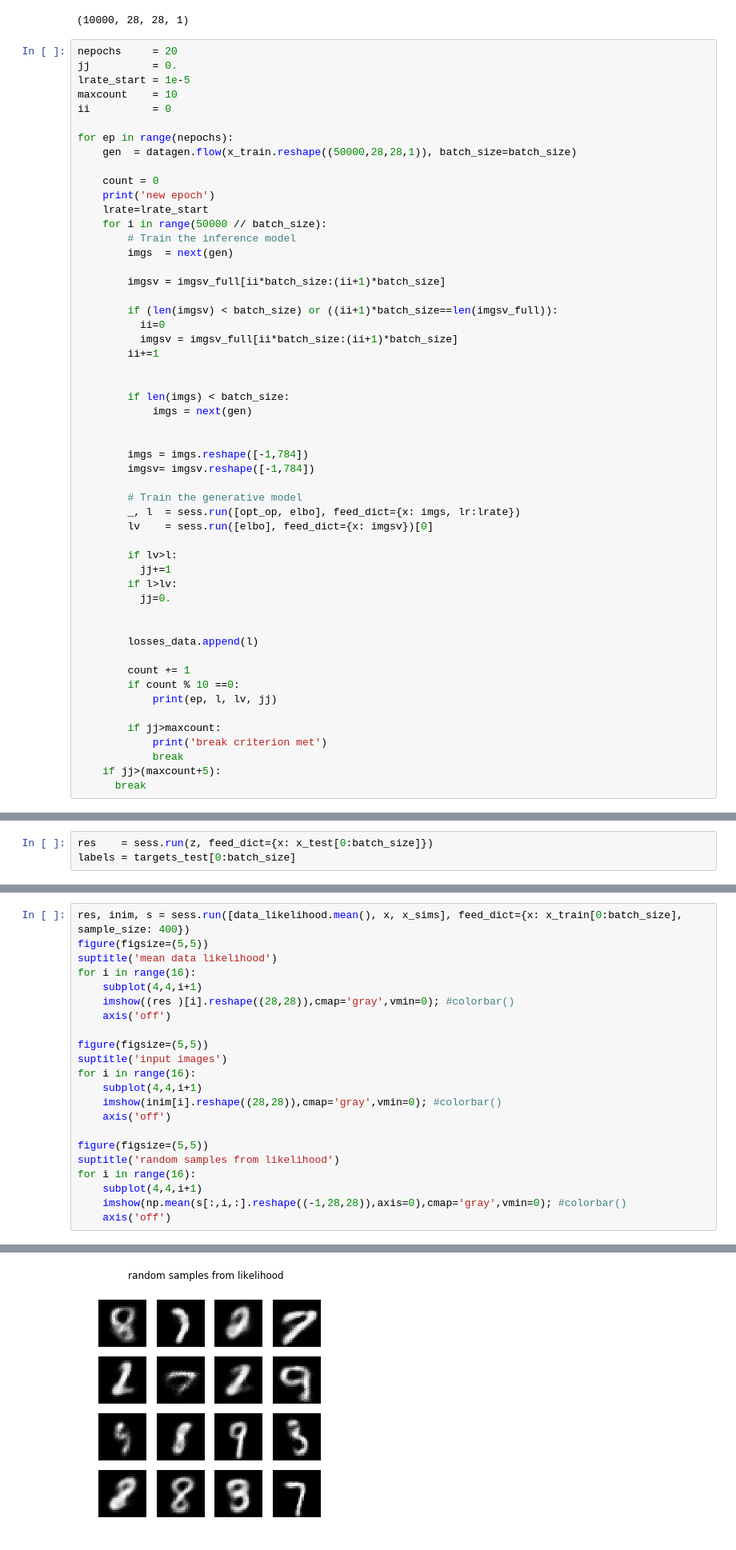
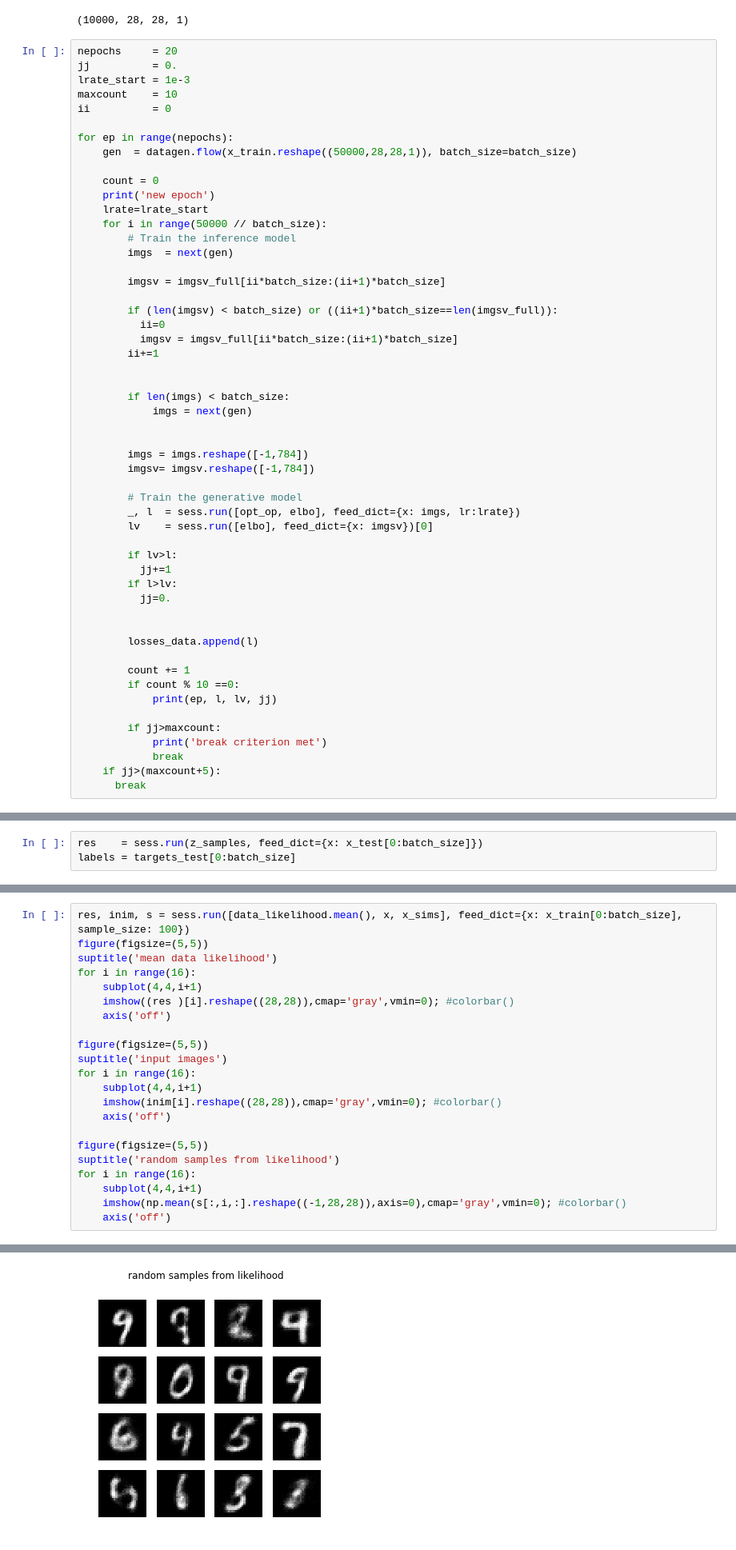
Before and after one commit to VMBoehm/DeNoPa, a Jupyter notebook: VAE.ipynb, the cells around one changed output, grey strips where cells are left out. Shown: that part at 80% size. Cells and saved outputs as stored; diff of their text form.

```diff
--- a/VAE.ipynb
+++ b/VAE.ipynb
@@ -195,7 +301,7 @@ print(imgsv_full.shape)
 # %%
 nepochs     = 20
 jj          = 0.
-lrate_start = 1e-5
+lrate_start = 1e-3
 maxcount    = 10
 ii          = 0
 
@@ -273,5 +379,5 @@ yscale('log')
 # %%
-res    = sess.run(z, feed_dict={x: x_test[0:batch_size]})
+res    = sess.run(z_samples, feed_dict={x: x_test[0:batch_size]})
 labels = targets_test[0:batch_size]
 # %%
 hist(res.flatten(),100,range=[-5,5],label='encoded data');
@@ -283,5 +389,5 @@ legend()
 # %%
-res, inim, s = sess.run([data_likelihood.mean(), x, x_sims], feed_dict={x: x_train[0:batch_size], sample_size: 400})
+res, inim, s = sess.run([data_likelihood.mean(), x, x_sims], feed_dict={x: x_train[0:batch_size], sample_size: 100})
 figure(figsize=(5,5))
 suptitle('mean data likelihood')
 for i in range(16):
@@ -307,3 +413,3 @@ for i in range(16):
 [figure]
-[figure, old version]
+[figure, new version]
 # %%
```
Also changed, not shown: parts of 38 cells of this notebook.
